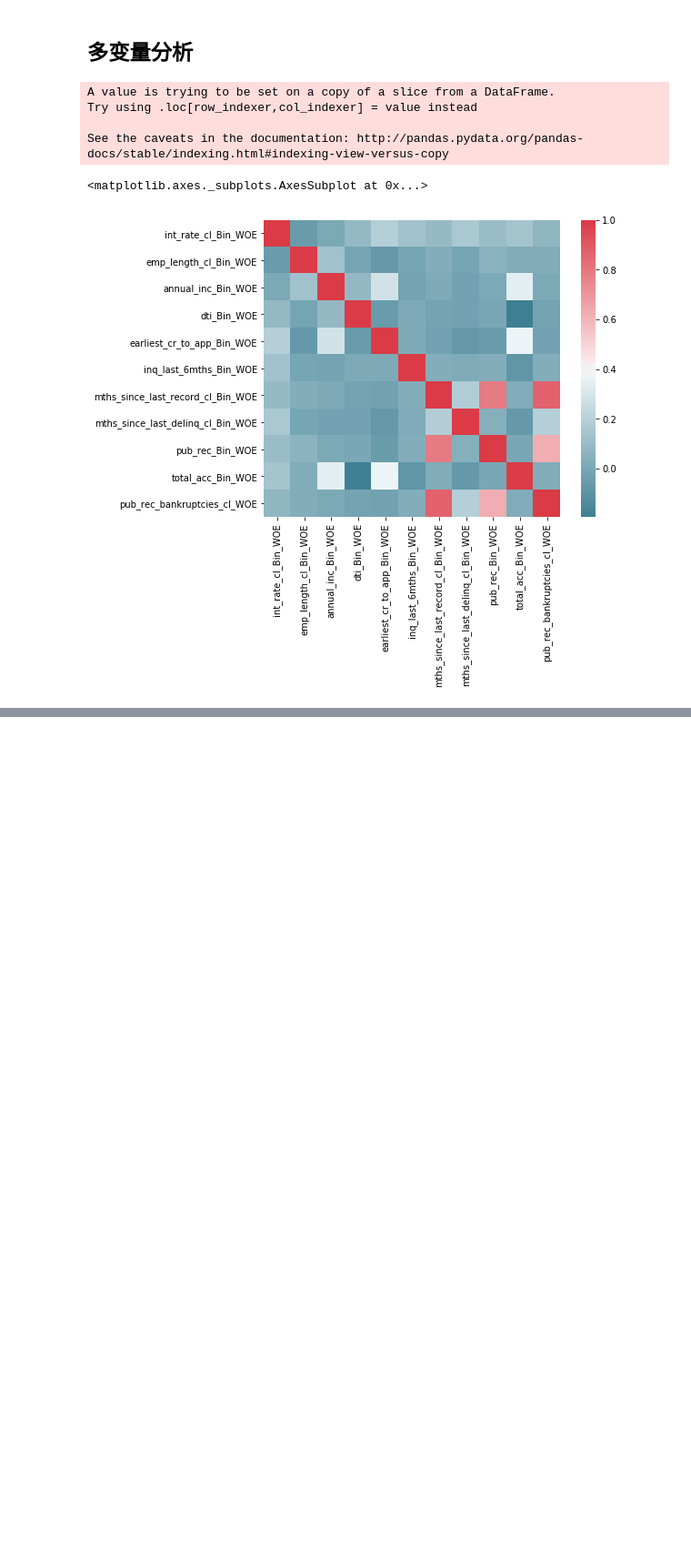
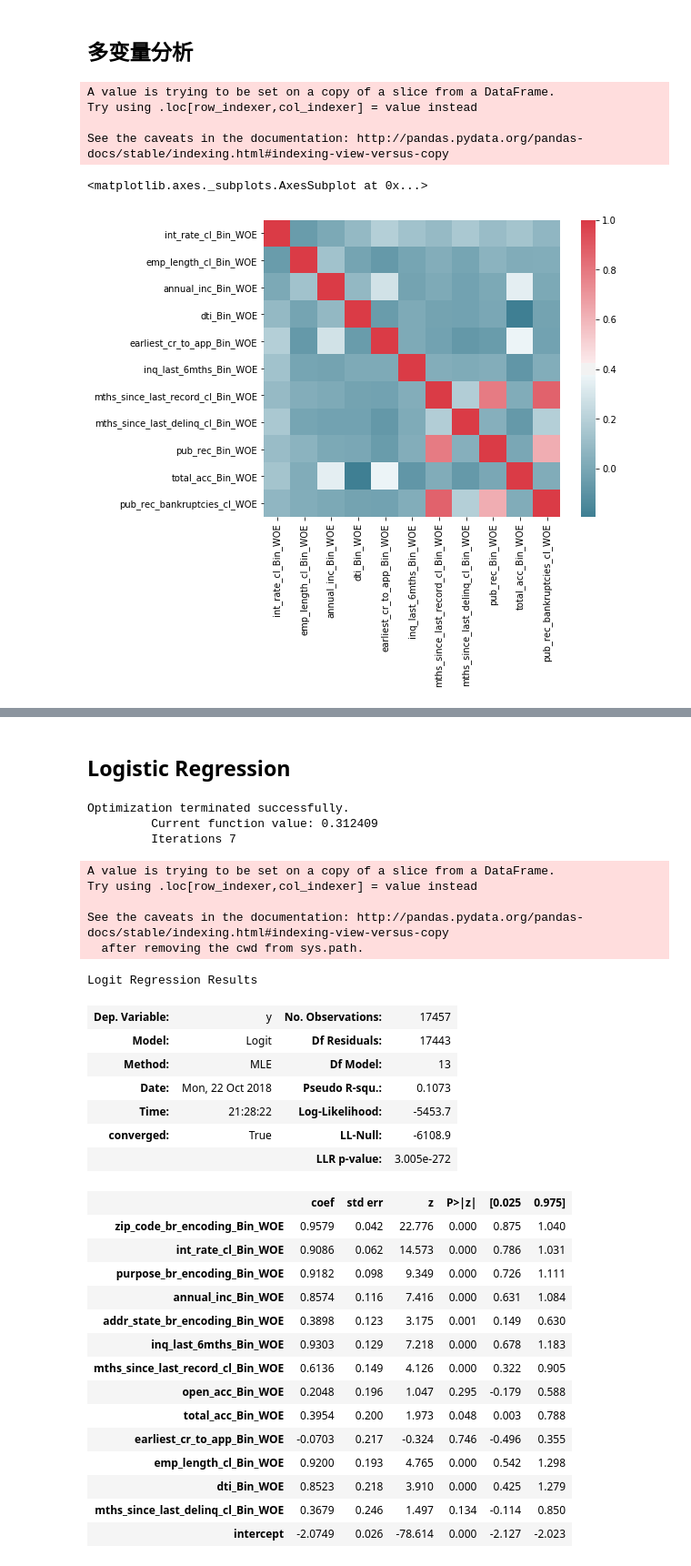
Before and after one commit to Rickiegg/credit_card_learning, a Jupyter notebook: credit_card_rm.ipynb, the cells around one changed output, grey strips where cells are left out. Shown at 91% size. Saved outputs shown, nothing was run; the diff lists cells and outputs as text; code cells hidden in the pictures; blank space fills up the shorter version.

Commit message:
add Logistic Reg

```diff
--- a/credit_card_rm.ipynb
+++ b/credit_card_rm.ipynb
@@ -825,0 +941,43 @@ multi_analysis = multi_analysis_vars_1
+# %% [markdown]
+## Logistic Regression
+# %%
+import statsmodels.api as sm
+y=train['y']
+X=train[multi_analysis]
+X['intercept']=[1]*X.shape[0]
+LR=sm.Logit(y,X).fit()
+summary=LR.summary()
+pvals=LR.pvalues
+# pvals=pvals.to_dict()
+# %% [output]
+Optimization terminated successfully.
+         Current function value: 0.312409
+         Iterations 7
+A value is trying to be set on a copy of a slice from a DataFrame.
+Try using .loc[row_indexer,col_indexer] = value instead
+
+See the caveats in the documentation: http://pandas.pydata.org/pandas-docs/stable/indexing.html#indexing-view-versus-copy
+  after removing the cwd from sys.path.
+Logit Regression Results
+| Dep. Variable: | y | No. Observations: | 17457 |
+| Model: | Logit | Df Residuals: | 17443 |
+| Method: | MLE | Df Model: | 13 |
+| Date: | Mon, 22 Oct 2018 | Pseudo R-squ.: | 0.1073 |
+| Time: | 21:28:22 | Log-Likelihood: | -5453.7 |
+| converged: | True | LL-Null: | -6108.9 |
+|  |  | LLR p-value: | 3.005e-272 |
+|  | coef | std err | z | P>|z| | [0.025 | 0.975] |
+| zip_code_br_encoding_Bin_WOE | 0.9579 | 0.042 | 22.776 | 0.000 | 0.875 | 1.040 |
+| int_rate_cl_Bin_WOE | 0.9086 | 0.062 | 14.573 | 0.000 | 0.786 | 1.031 |
+| purpose_br_encoding_Bin_WOE | 0.9182 | 0.098 | 9.349 | 0.000 | 0.726 | 1.111 |
+| annual_inc_Bin_WOE | 0.8574 | 0.116 | 7.416 | 0.000 | 0.631 | 1.084 |
+| addr_state_br_encoding_Bin_WOE | 0.3898 | 0.123 | 3.175 | 0.001 | 0.149 | 0.630 |
+| inq_last_6mths_Bin_WOE | 0.9303 | 0.129 | 7.218 | 0.000 | 0.678 | 1.183 |
+| mths_since_last_record_cl_Bin_WOE | 0.6136 | 0.149 | 4.126 | 0.000 | 0.322 | 0.905 |
+| open_acc_Bin_WOE | 0.2048 | 0.196 | 1.047 | 0.295 | -0.179 | 0.588 |
+| total_acc_Bin_WOE | 0.3954 | 0.200 | 1.973 | 0.048 | 0.003 | 0.788 |
+| earliest_cr_to_app_Bin_WOE | -0.0703 | 0.217 | -0.324 | 0.746 | -0.496 | 0.355 |
+| emp_length_cl_Bin_WOE | 0.9200 | 0.193 | 4.765 | 0.000 | 0.542 | 1.298 |
+| dti_Bin_WOE | 0.8523 | 0.218 | 3.910 | 0.000 | 0.425 | 1.279 |
+| mths_since_last_delinq_cl_Bin_WOE | 0.3679 | 0.246 | 1.497 | 0.134 | -0.114 | 0.850 |
+| intercept | -2.0749 | 0.026 | -78.614 | 0.000 | -2.127 | -2.023 |
```
Also changed, not shown: parts of 22 cells of this notebook.
